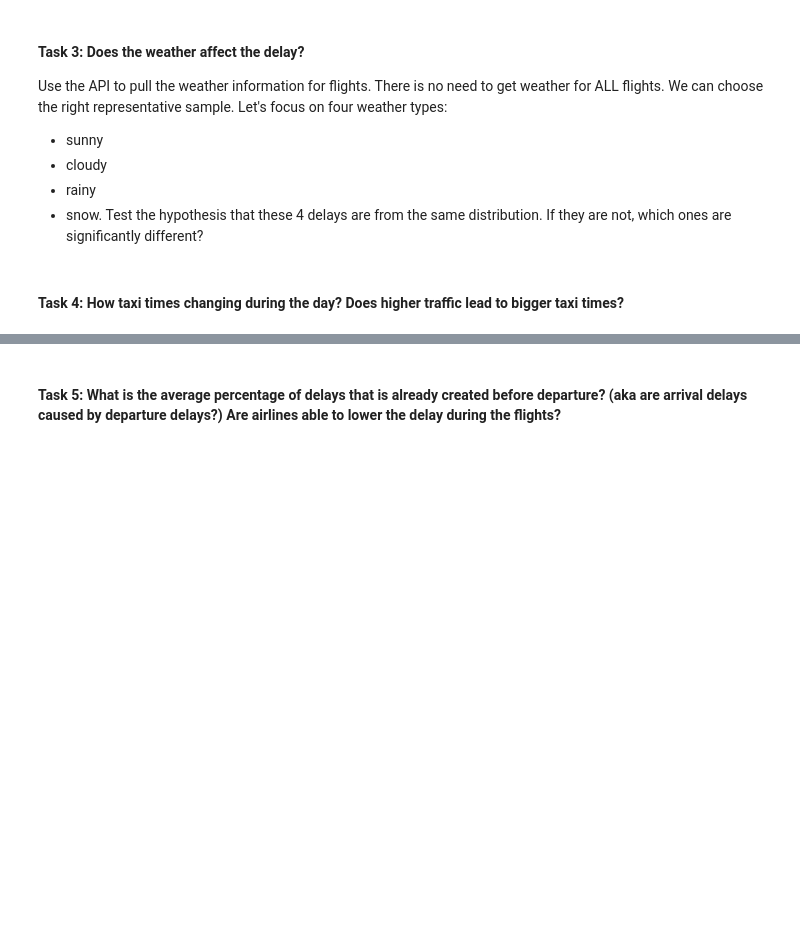
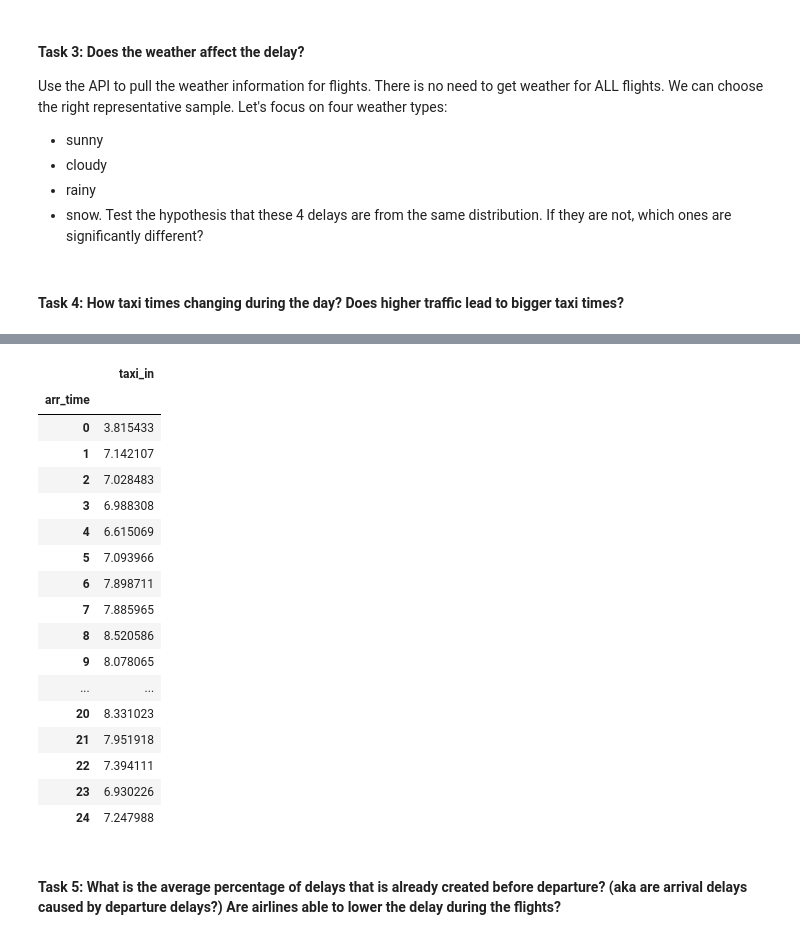
Before and after one commit to albina-m/LHL-Midterm-Flights, a Jupyter notebook: exploratory_analysis.ipynb, the cells around one changed output, grey strips where cells are left out. Saved outputs shown, nothing was run; the diff lists cells and outputs as text; code cells hidden in the pictures; blank space fills up the shorter version.

```diff
--- a/exploratory_analysis.ipynb
+++ b/exploratory_analysis.ipynb
@@ -89,7 +149,7 @@ dep_taxi['dep_time'] = dep_taxi['dep_time'] / 100
 dep_taxi['dep_time'] = dep_taxi['dep_time'].astype(int)
 dep_taxi = dep_taxi.set_index('dep_time')
 # %%
-arr_taxi = taxi_no_na.drop(['dep_time','taxi_out']).copy(deep = True)
+arr_taxi = taxi_no_na[['arr_time','taxi_in']].copy(deep = True)
 arr_taxi['arr_time'] = arr_taxi['arr_time'] / 100
 arr_taxi['arr_time'] = arr_taxi['arr_time'].astype(int)
 arr_taxi = arr_taxi.set_index('arr_time')
@@ -100,3 +181,24 @@ arr_taxi_hourly_mean = arr_taxi.groupby(arr_taxi.index).mean()
+# %%
+arr_taxi_hourly_mean
+# %% [output]
+|  | taxi_in |
+| arr_time |  |
+| 0 | 3.815433 |
+| 1 | 7.142107 |
+| 2 | 7.028483 |
+| 3 | 6.988308 |
+| 4 | 6.615069 |
+| 5 | 7.093966 |
+| 6 | 7.898711 |
+| 7 | 7.885965 |
+| 8 | 8.520586 |
+| 9 | 8.078065 |
+| ... | ... |
+| 20 | 8.331023 |
+| 21 | 7.951918 |
+| 22 | 7.394111 |
+| 23 | 6.930226 |
+| 24 | 7.247988 |
 # %% [markdown]
 #### **Task 5**: What is the average percentage of delays that is already created before departure? (aka are arrival delays caused by departure delays?) Are airlines able to lower the delay during the flights?
 # %%
```
Also changed, not shown: parts of 11 cells of this notebook.
